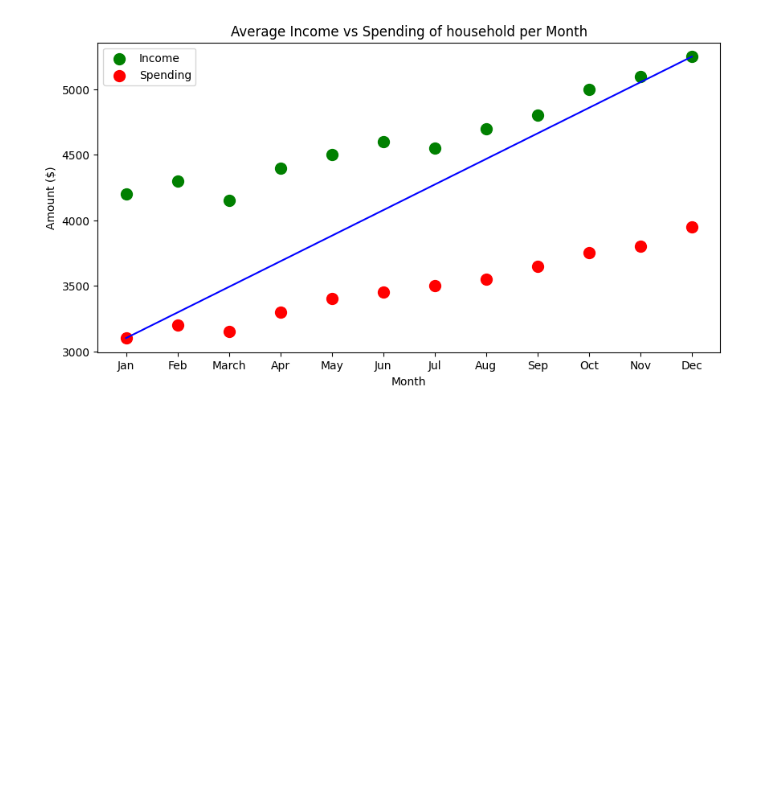
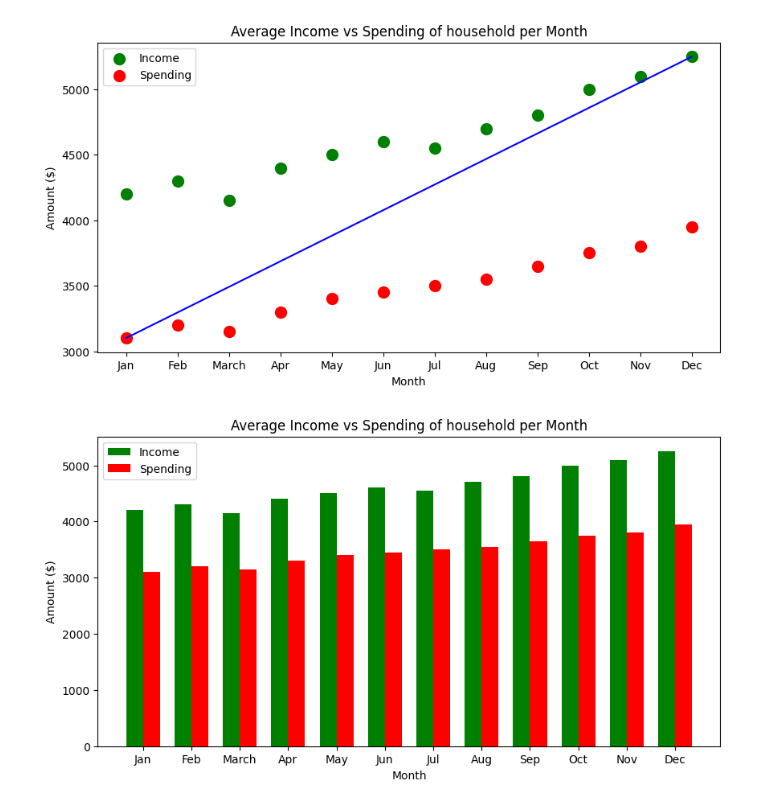
Before and after one commit to khianvictorycalderon/Python-Basic-Data-Analytics, a Jupyter notebook: matplotlib_basic.ipynb, the cells around one changed output. Drawn from its saved outputs; the diff is of its cells as text; code cells hidden in the pictures; blank space fills up the shorter version.

Commit message:
Added bar graph plot

```diff
--- a/matplotlib_basic.ipynb
+++ b/matplotlib_basic.ipynb
@@ -94,3 +94,19 @@ plt.legend()
 plt.show()
 # %% [output]
 [figure]
+# %%
+# Bar Graph Plot
+
+width = 0.35
+plt.figure(figsize=(10, 5))
+plt.bar(months_numbers - width/2, income, width=width, label="Income", color="green")
+plt.bar(months_numbers + width/2, spending, width=width, label="Spending", color="red")
+
+plt.title("Average Income vs Spending of household per Month")
+plt.xlabel("Month")
+plt.xticks(months_numbers, months_labels)
+plt.ylabel("Amount ($)")
+plt.legend()
+plt.show()
+# %% [output]
+[figure, added]
```
